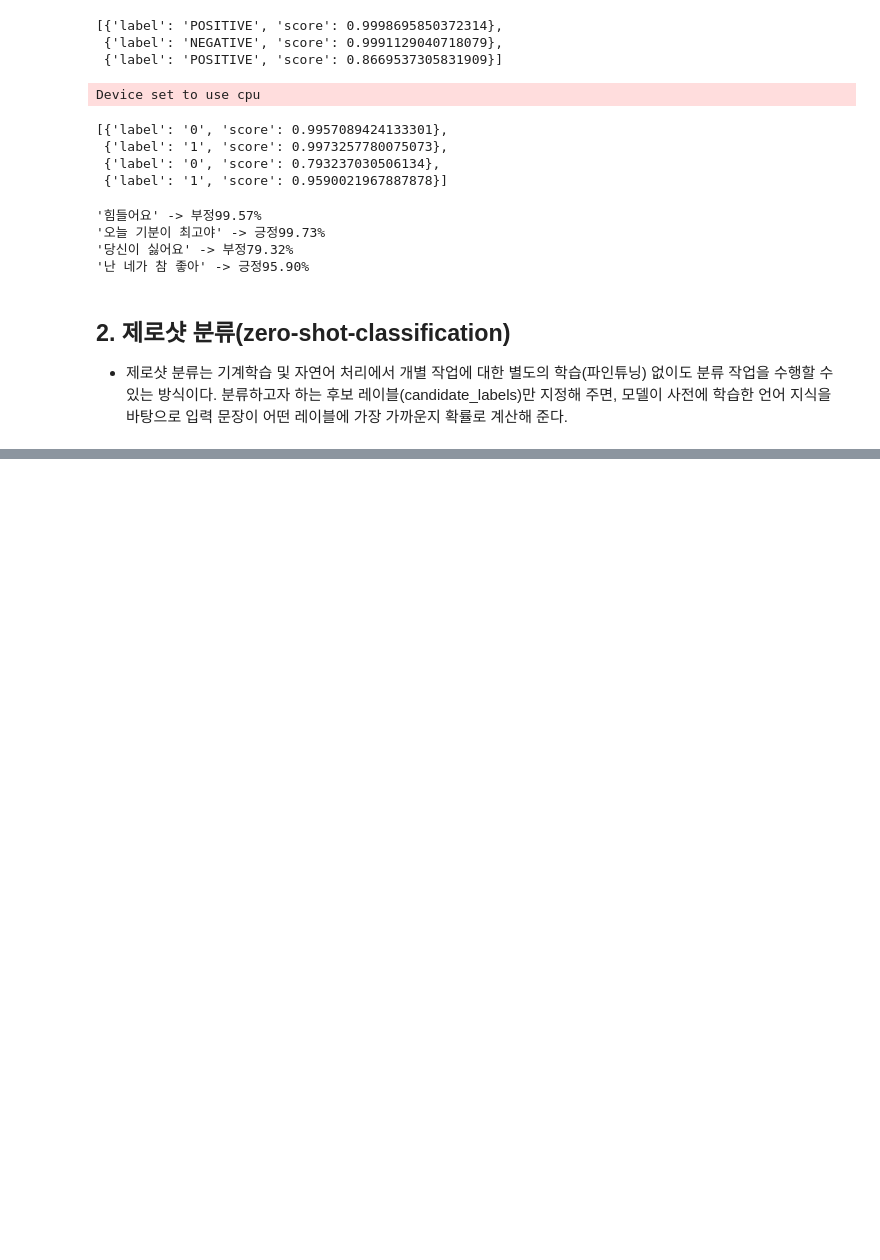
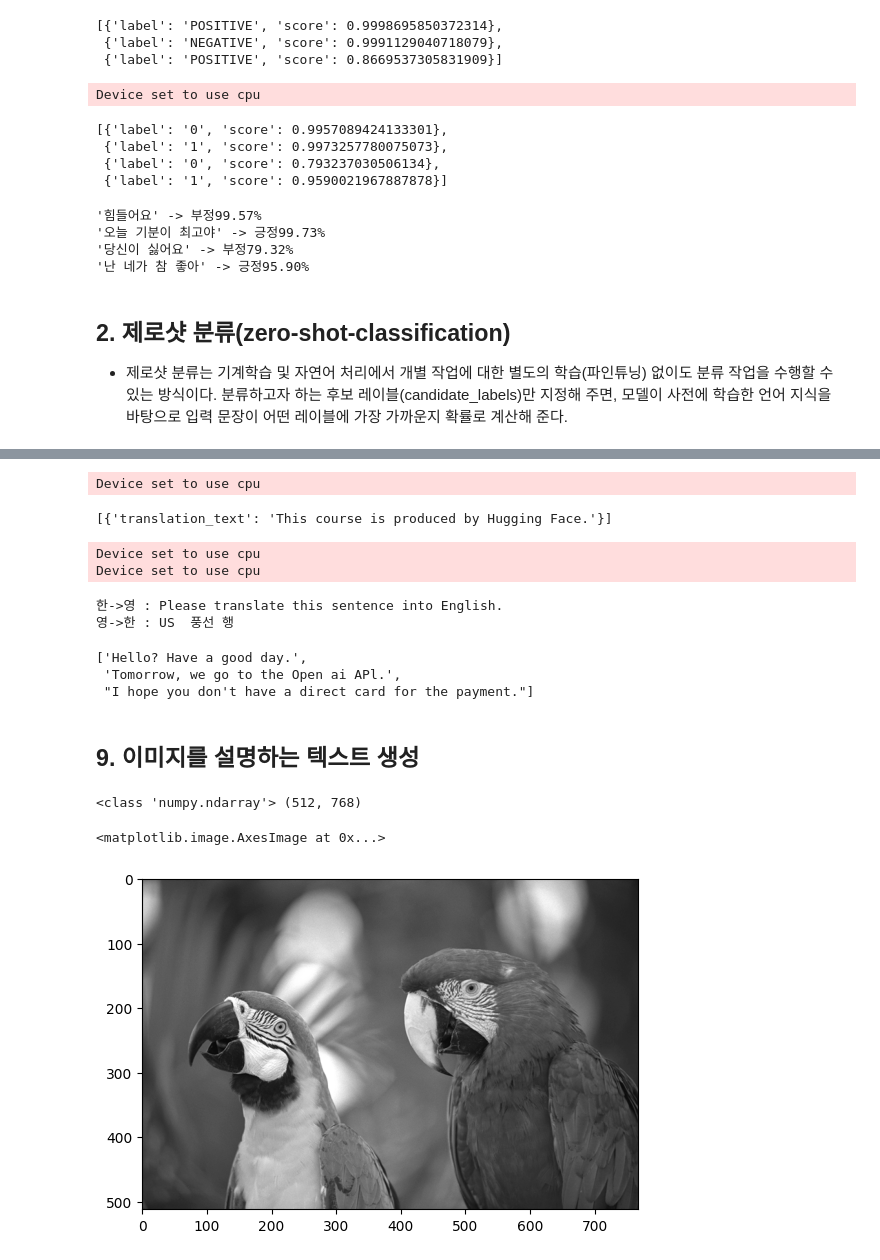
Before and after one commit to OKz4p/ai, a Jupyter notebook: source/07_LLM/ch1. 허깅페이스.ipynb, the cells around one changed output, grey strips where cells are left out. Cells and saved outputs as stored; diff of their text form; code cells hidden in the pictures; blank space fills up the shorter version.

```diff
--- a/source/07_LLM/ch1. 허깅페이스.ipynb
+++ b/source/07_LLM/ch1. 허깅페이스.ipynb
@@ -133,0 +399,55 @@ classifier("This is a course abot the Tranformers library.",
+# %%
+# pip install sacremoses
+translator = pipeline('translation',
+                     'Helsinki-NLP/opus-mt-fr-en') # 프랑스어 -> 영어
+# %% [output]
+Device set to use cpu
+# %%
+translator('Ce cours est produit par Hugging Face.')
+# %% [output]
+[{'translation_text': 'This course is produced by Hugging Face.'}]
+# %%
+# 한->영
+ko2en = pipeline("translation", model="Helsinki-NLP/opus-mt-ko-en")
+# 영->한(불량)
+en2ko = pipeline("translation", model="Helsinki-NLP/opus-mt-tc-big-en-ko")
+# 테스트 문장
+ko_sentence = "이 문장을 영어로 번역해 주세요"
+en_sentence = "I enjoy learning about AI"
+# 번역
+print('한->영 :', ko2en(ko_sentence)[0]['translation_text'])
+print('영->한 :', en2ko(en_sentence)[0]['translation_text'])
+# %% [output]
+Device set to use cpu
+Device set to use cpu
+한->영 : Please translate this sentence into English.
+영->한 : US  풍선 행
+# %%
+result = ko2en([
+    '안녕하세요? 즐거운 하루 보내세요',
+    '내일부터는 open ai API를 나갑니다',
+    '결제를 위해서 직불카드 지참바랍니다'
+])
+[r['translation_text'] for r in result]
+# %% [output]
+['Hello? Have a good day.',
+ 'Tomorrow, we go to the Open ai APl.',
+ "I hope you don't have a direct card for the payment."]
+# %% [markdown]
+## 9. 이미지를 설명하는 텍스트 생성
+# %%
+url = 'https://huggingface.co/datasets/Narsil/image_dummy/resolve/main/parrots.png'
+from PIL import Image
+import requests
+import numpy as np
+response = requests.get(url, stream=True).raw
+image = Image.open(response)
+# image = image.resize((150,150))
+image_npy = np.array(image)
+print(type(image_npy), image_npy.shape)
+import matplotlib.pyplot as plt
+plt.imshow(image_npy, cmap='gray')
+# %% [output]
+<class 'numpy.ndarray'> (512, 768)
+<matplotlib.image.AxesImage at 0x...>
+[figure, added]
```
Also changed, not shown: parts of 33 cells of this notebook, 13 other files.
